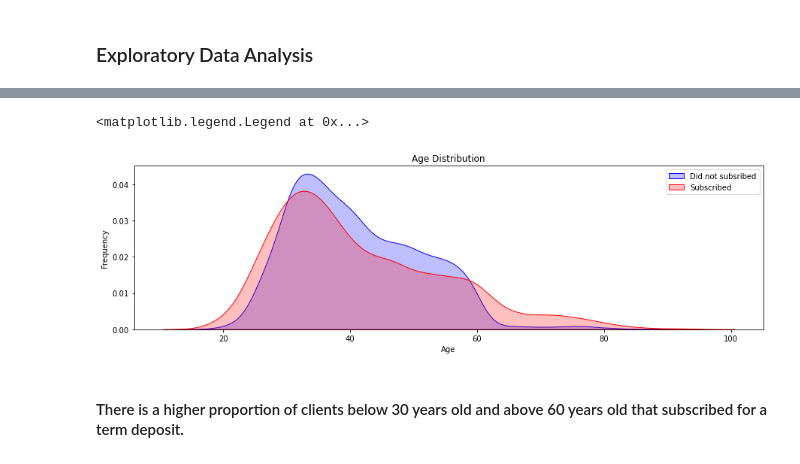
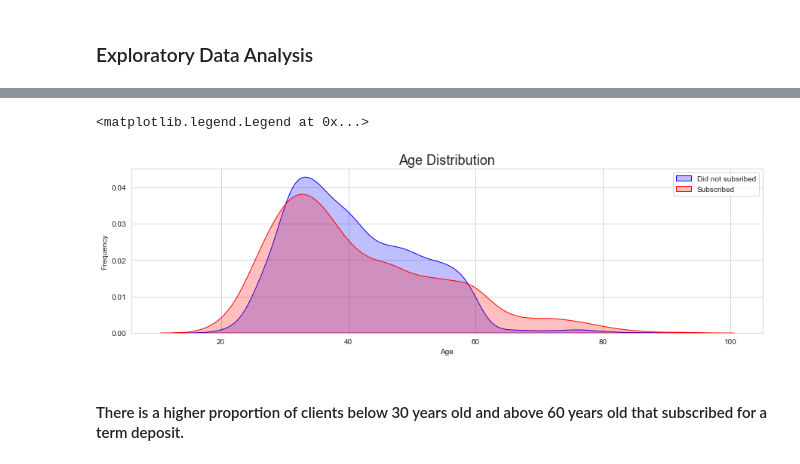
Before and after one commit to Solihin-k/bank_marketing, a Jupyter notebook: Bank_Marketing_Strategy.ipynb, the cells around one changed output, grey strips where cells are left out. Drawn from its saved outputs; the diff is of its cells as text; code cells hidden in the pictures.

```diff
--- a/Bank_Marketing_Strategy.ipynb
+++ b/Bank_Marketing_Strategy.ipynb
@@ -24,6 +24,7 @@ import pandas as pd
 import matplotlib.pyplot as plt
 import seaborn as sns
 %matplotlib inline
+sns.set_style('whitegrid')
 # %% [markdown]
 ### Load Data
 # %%
@@ -237,14 +238,14 @@ age_plot.set_axis_labels('Age', 'Count')
 # %%
 # Kernel Density Estimate Plot of age
 
 fig = plt.figure(figsize=(15,4))
-ax=sns.kdeplot(train_set.loc[(train_set['deposit'] == 0),'age'] , color='b',shade=True, label='Did not subsribed')
-ax=sns.kdeplot(train_set.loc[(train_set['deposit'] == 1),'age'] , color='r',shade=True, label='Subscribed')
-ax.set(xlabel='Age', ylabel='Frequency')
-plt.title('Age Distribution')
+ax = sns.kdeplot(train_set.loc[(train_set['deposit'] == 0),'age'] , color = 'b', shade=True, label = 'Did not subsribed')
+ax = sns.kdeplot(train_set.loc[(train_set['deposit'] == 1),'age'] , color = 'r', shade=True, label = 'Subscribed')
+ax.set(xlabel = 'Age', ylabel = 'Frequency')
+plt.title('Age Distribution', fontsize = 18)
 plt.legend()
 # %% [output]
 <matplotlib.legend.Legend at 0x...>
-[figure, old version]
+[figure, new version]
 # %% [markdown]
 #### There is a higher proportion of clients below 30 years old and above 60 years old that subscribed for a term deposit.
```
Also changed, not shown: parts of 38 cells of this notebook.
